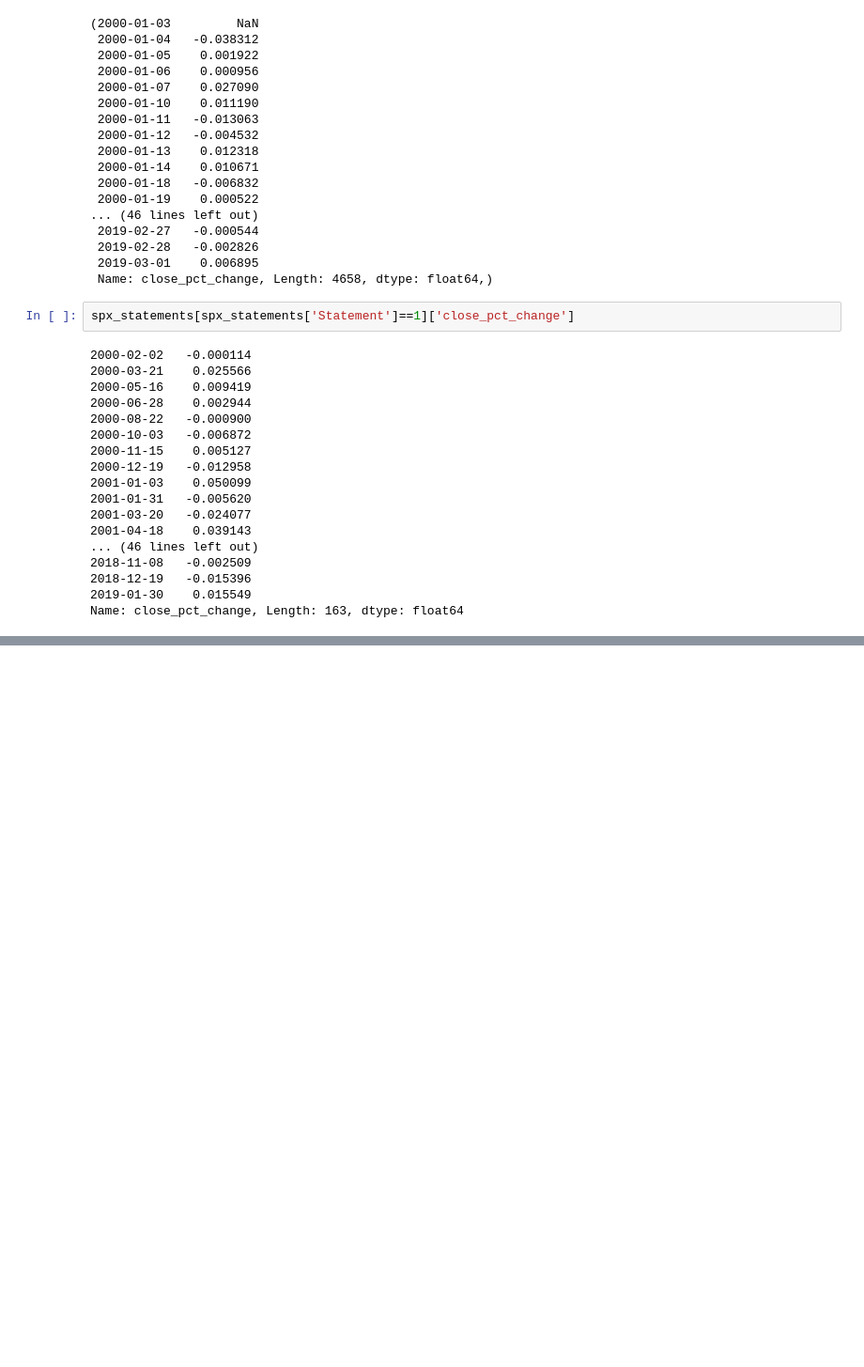
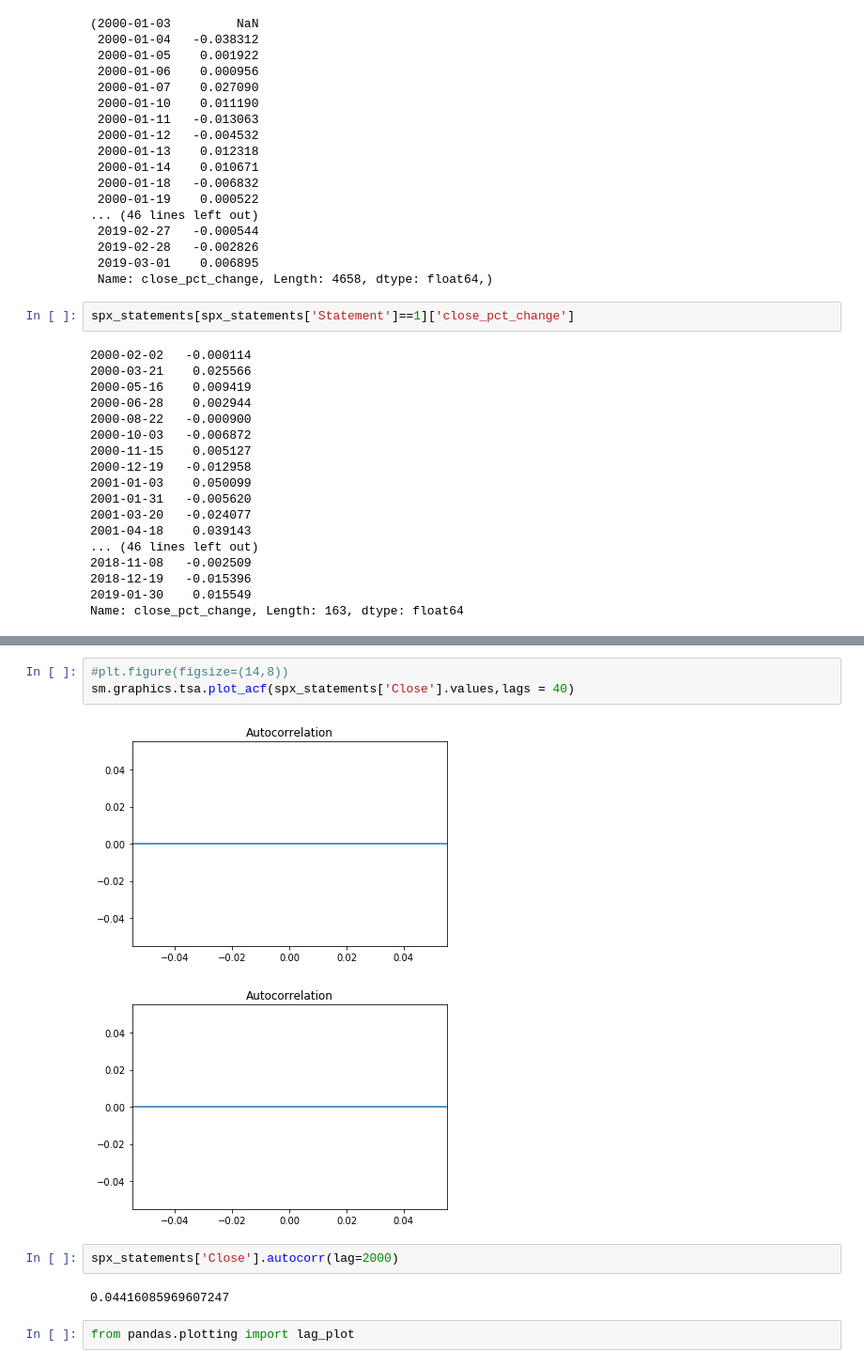
Before and after one commit to doublebigmak/econ_490, a Jupyter notebook: Final Project/Analysis.ipynb, the cells around one changed output, grey strips where cells are left out. Shown at 94% size. Saved outputs shown, nothing was run; the diff lists cells and outputs as text; blank space fills up the shorter version.

```diff
--- a/Final Project/Analysis.ipynb
+++ b/Final Project/Analysis.ipynb
@@ -220,0 +290,12 @@ fed_chair
+# %%
+#plt.figure(figsize=(14,8))
+sm.graphics.tsa.plot_acf(spx_statements['Close'].values,lags = 40)
+# %% [output]
+[figure, added]
+[figure, added]
+# %%
+spx_statements['Close'].autocorr(lag=2000)
+# %% [output]
+0.04416085969607247
+# %%
+from pandas.plotting import lag_plot
```
Also changed, not shown: parts of 22 cells of this notebook.
